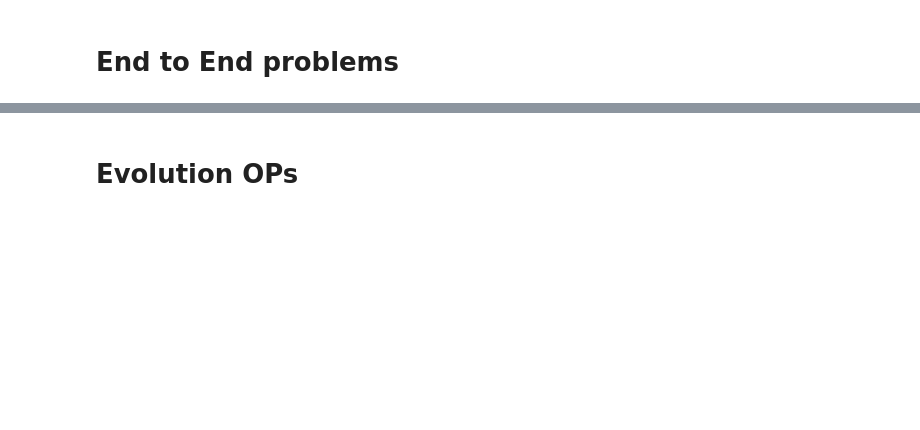
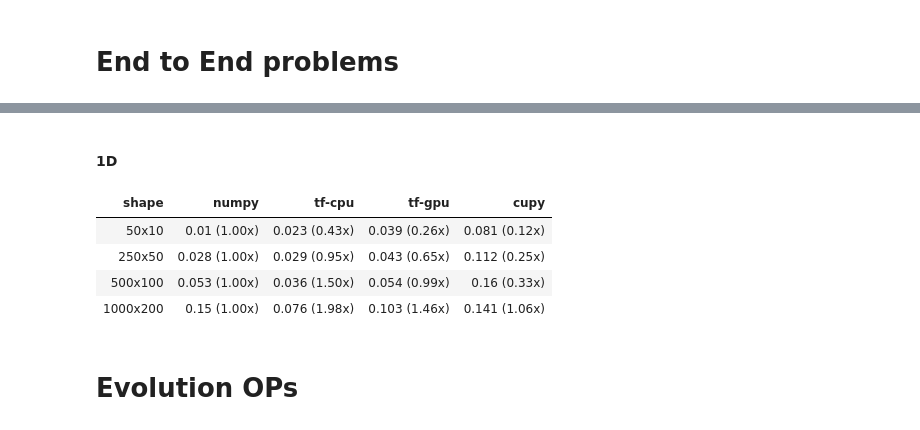
Before and after one commit to google-research/evoflow, a Jupyter notebook: benchmark/benchmark_analysis.ipynb, the cells around one changed output, grey strips where cells are left out. Cells and saved outputs as stored; diff of their text form; code cells hidden in the pictures; blank space fills up the shorter version.

Commit message:
Benchmark with tables

```diff
--- a/benchmark/benchmark_analysis.ipynb
+++ b/benchmark/benchmark_analysis.ipynb
@@ -13,6 +13,7 @@ RendererRegistry.enable('html')
 # %%
 VERSION = '0.4.1'
 def load_benchmark_results(VERSION):
+    tables = defaultdict(lambda: defaultdict(dict))
     res_dir = 'results/%s' % VERSION
     results = []
     for fname in Path(res_dir).glob('*.json'):
@@ -31,9 +32,12 @@ def load_benchmark_results(VERSION):
                         res[k] = v
             res['shape_str'] = "x".join([str(x) for x in d['shape']])
             res['test_name'] = "%s%s" % (d['group'], d['name'])
+
+            tables[res['test_name']][res['shape_str']][res['backend']] = res['avg_time']
+
             results.append(res)
-    return pd.DataFrame(results)
-df = load_benchmark_results(VERSION)
+    return pd.DataFrame(results), tables
+df, tables = load_benchmark_results(VERSION)
 df.head()
 # %% [output]
 |  | avg_time | backend | evoflow_version | generations | group | input_size | max_time | min_time | name | ... |
@@ -42,6 +46,30 @@ df.head()
 | 2 | 0.002327 | cupy | 0.4.1 | 10 | UniformCrossover | 10000 | 0.004987 | 0.000997 | 1D | ... |
 | 3 | 0.000332 | cupy | 0.4.1 | 10 | SingleCrossover | 10000 | 0.000997 | 0.000000 | 1D | ... |
 | 4 | 0.001330 | cupy | 0.4.1 | 10 | DualCrossover | 10000 | 0.001995 | 0.000997 | 1D | ... |
+# %%
+def htmlout(data):
+    display(HTML(data))
+
+def display_table(group_name):
+    BACKENDS = ['numpy', 'tensorflow-cpu', 'tensorflow-gpu', 'cupy']
+    headers = ['shape', 'numpy', 'tf-cpu', 'tf-gpu', 'cupy' ]
+    # htmlout('<h3>%s</h3>' % group_name)
+    for dim in ['1D', '2D', '3D']:
+        prob_name = group_name + dim
+        if prob_name in tables:
+            raw = tables[prob_name]
+            rows = []
+            for shape, data in tables[prob_name].items():
+                row = [shape]
+                baseline = data['numpy']
+                for b in  BACKENDS:
+                    ts  = round(data[b], 3)
+                    perf = round(baseline / (data[b] + 0.000001), 2)
+                    val = "%s (%.2fx)" % (ts, perf)
+                    row.append(val)
+                rows.append(row)
+            htmlout('<br/><b>%s</b>' % dim)
+            htmlout(tabulate(rows, headers=headers, tablefmt='html'))
 # %%
 def display_chart(group_name):
     data = df[df['group']==group_name].sort_values('input_size')
@@ -63,6 +104,15 @@ display_chart('OneMax')
 display_chart('TSP')
 # %% [output]
 [interactive output not drawn]
+# %%
+display_table('TSP')
+# %% [output]
+1D
+| shape | numpy | tf-cpu | tf-gpu | cupy |
+| 50x10 | 0.01 (1.00x) | 0.023 (0.43x) | 0.039 (0.26x) | 0.081 (0.12x) |
+| 250x50 | 0.028 (1.00x) | 0.029 (0.95x) | 0.043 (0.65x) | 0.112 (0.25x) |
+| 500x100 | 0.053 (1.00x) | 0.036 (1.50x) | 0.054 (0.99x) | 0.16 (0.33x) |
+| 1000x200 | 0.15 (1.00x) | 0.076 (1.98x) | 0.103 (1.46x) | 0.141 (1.06x) |
 # %% [markdown]
 # Evolution OPs
 # %%
```
Also changed, not shown: parts of 9 cells of this notebook.
